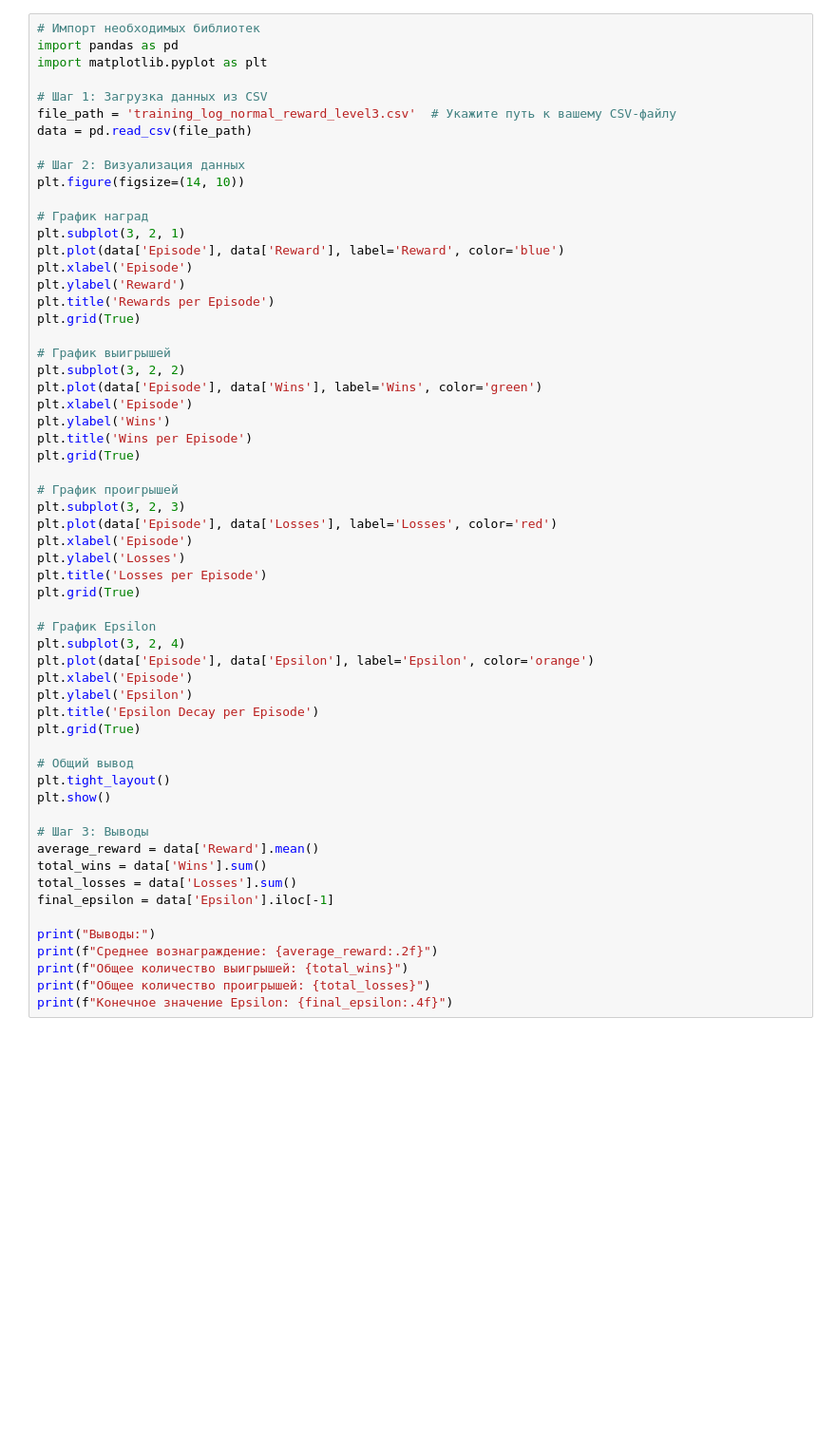
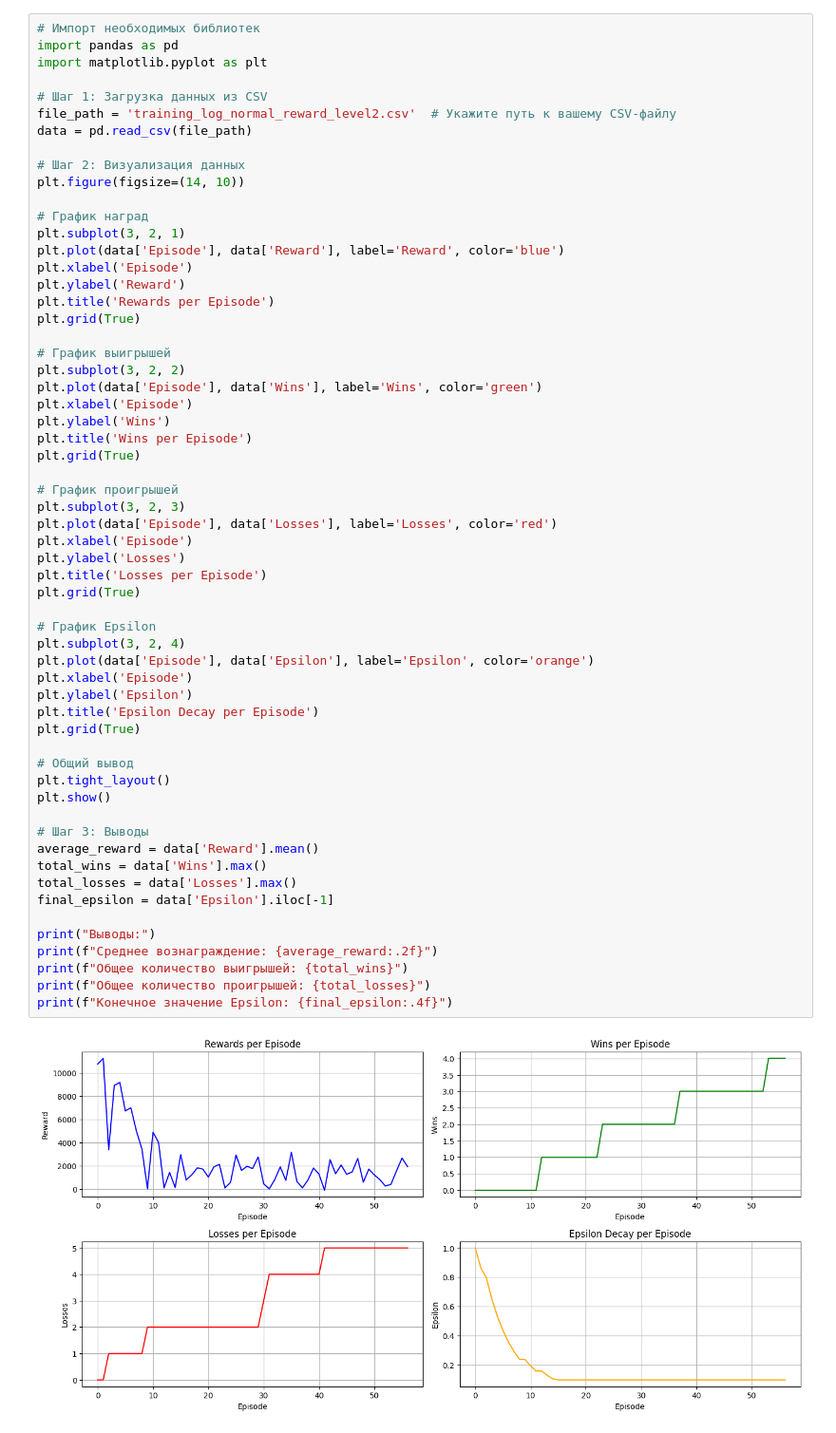
Before and after one commit to vadim-voloshchuk/RANDB, a Jupyter notebook: analytics.ipynb, the cells around one changed output. Shown at 95% size. Drawn from its saved outputs; the diff is of its cells as text; blank space fills up the shorter version.

```diff
--- a/analytics.ipynb
+++ b/analytics.ipynb
@@ -4,7 +4,7 @@ import pandas as pd
 import matplotlib.pyplot as plt
 
 # Шаг 1: Загрузка данных из CSV
-file_path = 'training_log_normal_reward_level3.csv'  # Укажите путь к вашему CSV-файлу
+file_path = 'training_log_normal_reward_level2.csv'  # Укажите путь к вашему CSV-файлу
 data = pd.read_csv(file_path)
 
 # Шаг 2: Визуализация данных
@@ -28,32 +28,34 @@ plt.grid(True)
 
 # График проигрышей
 plt.subplot(3, 2, 3)
 plt.plot(data['Episode'], data['Losses'], label='Losses', color='red')
 plt.xlabel('Episode')
 plt.ylabel('Losses')
 plt.title('Losses per Episode')
 plt.grid(True)
 
 # График Epsilon
 plt.subplot(3, 2, 4)
 plt.plot(data['Episode'], data['Epsilon'], label='Epsilon', color='orange')
 plt.xlabel('Episode')
 plt.ylabel('Epsilon')
 plt.title('Epsilon Decay per Episode')
 plt.grid(True)
 
 # Общий вывод
 plt.tight_layout()
 plt.show()
 
 # Шаг 3: Выводы
 average_reward = data['Reward'].mean()
-total_wins = data['Wins'].sum()
-total_losses = data['Losses'].sum()
+total_wins = data['Wins'].max()
+total_losses = data['Losses'].max()
 final_epsilon = data['Epsilon'].iloc[-1]
 
 print("Выводы:")
 print(f"Среднее вознаграждение: {average_reward:.2f}")
 print(f"Общее количество выигрышей: {total_wins}")
 print(f"Общее количество проигрышей: {total_losses}")
 print(f"Конечное значение Epsilon: {final_epsilon:.4f}")
+# %% [output]
+[figure, added]
```
Also changed, not shown: parts of 1 cell of this notebook, 7 other files.
